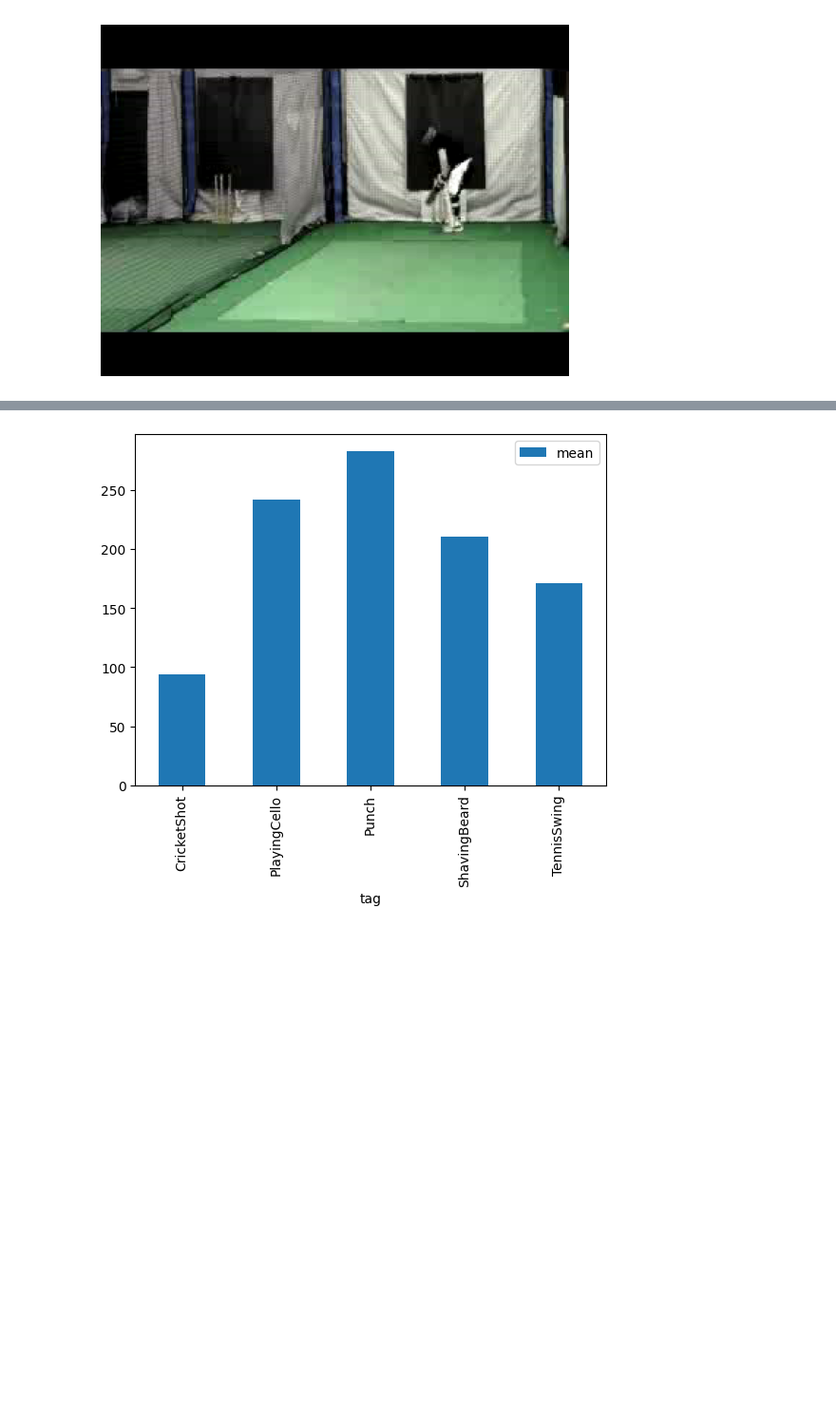
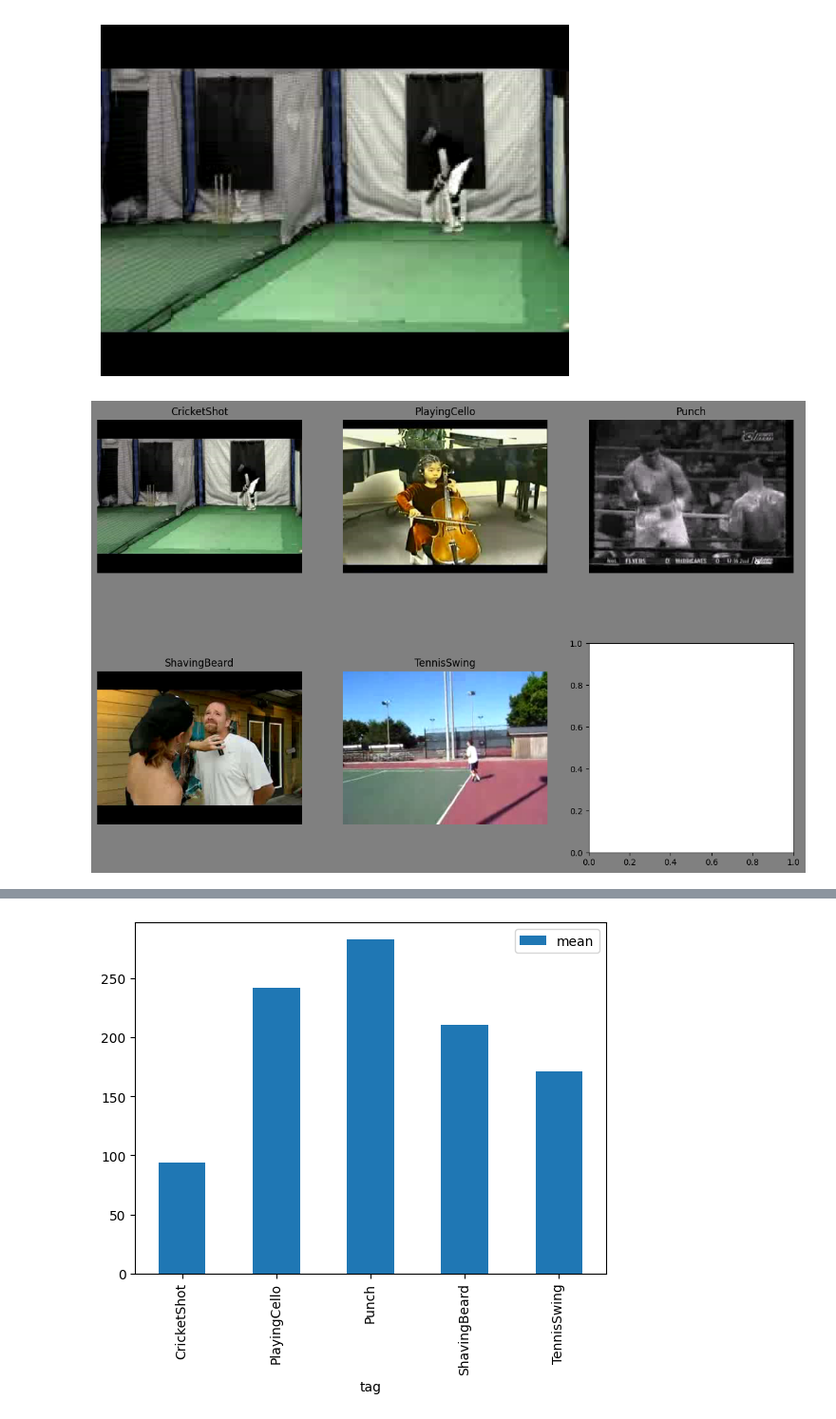
Before and after one commit to aradgast/ex3_video_classification, a Jupyter notebook: main_eda.ipynb, the cells around one changed output, grey strips where cells are left out. Shown at 95% size. Saved outputs shown, nothing was run; the diff lists cells and outputs as text; code cells hidden in the pictures; blank space fills up the shorter version.

```diff
--- a/main_eda.ipynb
+++ b/main_eda.ipynb
@@ -44,3 +61,20 @@ plt.axis('off')
 plt.show()
 # %% [output]
 [figure]
+# %%
+# display a frame from each category, to understand the difference between them
+# we will display 6 frames, one from each category
+#
+fig, axs = plt.subplots(2, 3, figsize=(15, 10))
+fig.patch.set_facecolor('gray')  # Set the figure background to white
+for i, tag in enumerate(train_df['tag'].unique()):
+    video_path = os.path.join(os.getcwd() ,"data", "train", train_df[train_df['tag'] == tag]['video_name'].values[0])
+    cap = cv2.VideoCapture(video_path)
+    ret, frame = cap.read()
+    axs[i//3, i%3].imshow(cv2.cvtColor(frame, cv2.COLOR_BGR2RGB))
+    axs[i//3, i%3].axis('off')
+    axs[i//3, i%3].set_title(tag)
+    axs[i//3, i%3].set_facecolor('gray')
+plt.show()
+# %% [output]
+[figure, added]
```
Also changed, not shown: parts of 13 cells of this notebook.
